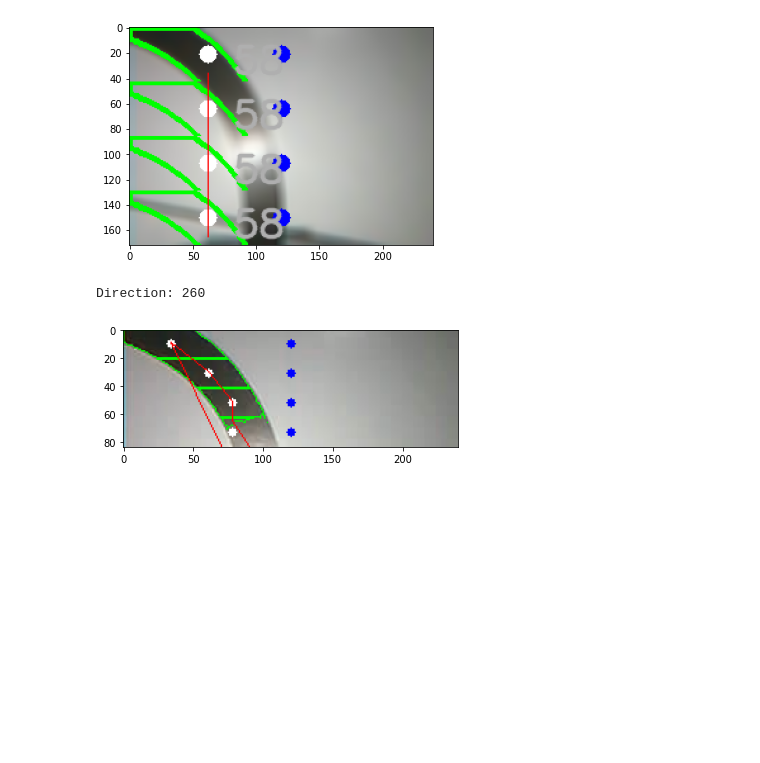
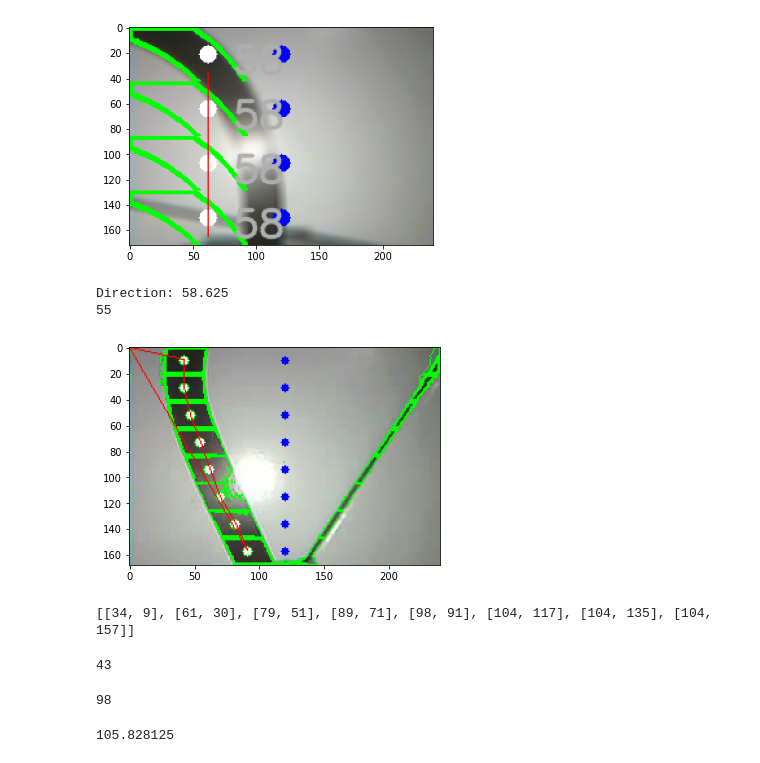
Before and after one commit to ruhyadi/Line-Follower, a Jupyter notebook: threshold.ipynb, the cells around one changed output. Cells and saved outputs as stored; diff of their text form; code cells hidden in the pictures; blank space fills up the shorter version.

```diff
--- a/threshold.ipynb
+++ b/threshold.ipynb
@@ -33,7 +33,10 @@ ax2.imshow(img5_)
 # %%
 # thresholding
 img = img5_
-thresh = cv2.adaptiveThreshold(gray(img), 255, cv2.ADAPTIVE_THRESH_GAUSSIAN_C, cv2.THRESH_BINARY_INV,99,10)
+blur = cv2.GaussianBlur(img,(15,15),0)
+thresh = cv2.adaptiveThreshold(gray(img), 1, cv2.ADAPTIVE_THRESH_GAUSSIAN_C, cv2.THRESH_BINARY_INV,111,20)
+
+# ret, thresh = cv2.threshold(blur,100,255,cv2.THRESH_BINARY_INV)
 # display image
 fig, (ax1, ax2) = plt.subplots(ncols=2)
 ax1.imshow(img)
@@ -219,6 +222,8 @@ plt.imshow(vis)
 [figure]
 # %%
 def ImProcess(frame):
+    pointsList = [[0, 0]]
+    imgList = []
     direction = 0
     # frame = cv2.blur(frame,(10,10)) #Blur the image to smooth the contour
     for i in range(9):
@@ -226,8 +231,8 @@ def ImProcess(frame):
     for l in range(1,9): # For every slice in each frame
         im = imgList[l]
         imgray = cv2.cvtColor(im,cv2.COLOR_BGR2GRAY) #Convert to Gray Scale
-        ret, thresh = cv2.threshold(imgray,100,255,cv2.THRESH_BINARY_INV) #Get Threshold
-
+        thresh = cv2.adaptiveThreshold(imgray, 255, cv2.ADAPTIVE_THRESH_GAUSSIAN_C, cv2.THRESH_BINARY_INV,99,10)
+        # ret, thresh = cv2.threshold(imgray,100,255,cv2.THRESH_BINARY_INV) #Get Threshold
         contours, hierarchy = cv2.findContours(thresh, 1,cv2.CHAIN_APPROX_SIMPLE) #Get contour of each slice
 
         height, width  = im.shape[:2]
@@ -258,6 +263,10 @@ def ImProcess(frame):
 
             # font = cv2.FONT_HERSHEY_SIMPLEX
             # cv2.putText(im,str(middleX-cX),(cX+20, cY), font, 1,(175,175,175),2,cv2.LINE_AA) # Text that indicates dX
+        else:
+            cX_ = pointsList[-1][0]
+            cY_ = pointsList[-1][1]
+            pointsList.append([cX_, cY_+(int(height)*(l-1))]) #Add the center of point to the array
 
     vis = np.concatenate((
         np.concatenate((imgList[1], imgList[2]), axis=0),
@@ -268,16 +277,42 @@ def ImProcess(frame):
 
     cv2.polylines(vis, np.int32([pointsList]), 1, (255,0,0)) #Draw line over the points of each slice
 
-    #Flush the data
+    # #Flush the data
     del imgList[:]
-    del pointsList[:]
+    # del pointsList[:]
+    direction = direction/8
+    turn = int(pointsList[4][0])
 
-    return vis, direction
+    return vis, direction, pointsList, turn
 # %%
-img = img5_
-fm, d = ImProcess(img)
+pointsList = []
+img = img4_
+fm, d, pointsList, turn = ImProcess(img)
 plt.imshow(fm)
 print("Direction:", d)
+print(turn)
 # %% [output]
-Direction: 260
+Direction: 58.625
+55
-[figure, old version]
+[figure, new version]
+# %%
+print(pointsList)
+# %% [output]
+[[34, 9], [61, 30], [79, 51], [89, 71], [98, 91], [104, 117], [104, 135], [104, 157]]
+# %%
+center_x = sum(pointsList[:][0])
+print(center_x)
+# %% [output]
+43
+# %%
+pointsList[4][0]
+# %% [output]
+98
+# %%
+for i in range(len(pointsList)):
+    center_x += pointsList[i][0]
+
+center_x = center_x/8
+print(center_x)
+# %% [output]
+105.828125
```
Also changed, not shown: parts of 1 cell of this notebook, 7 other files.
